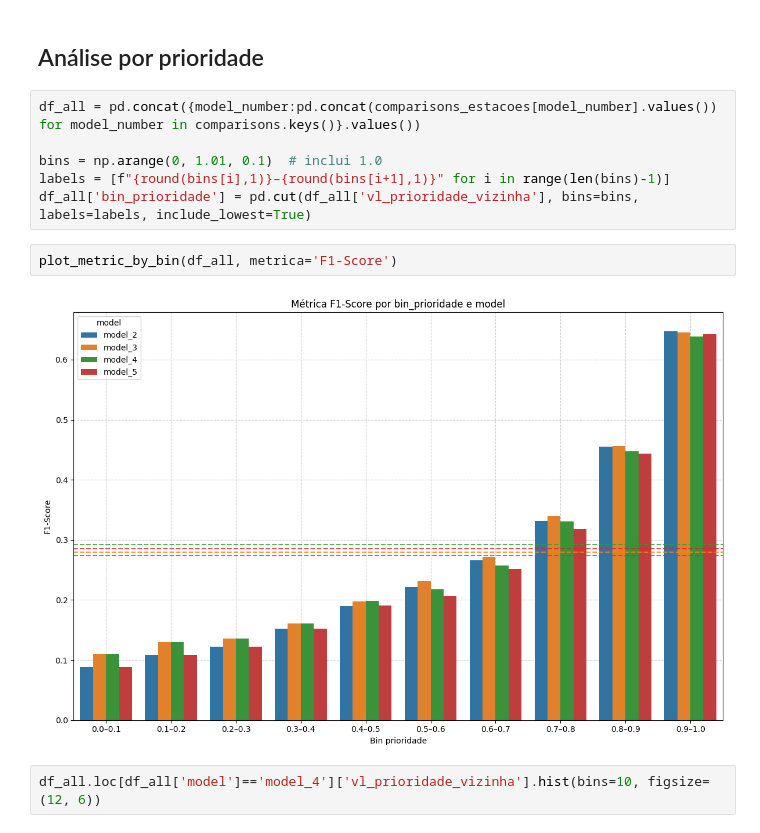
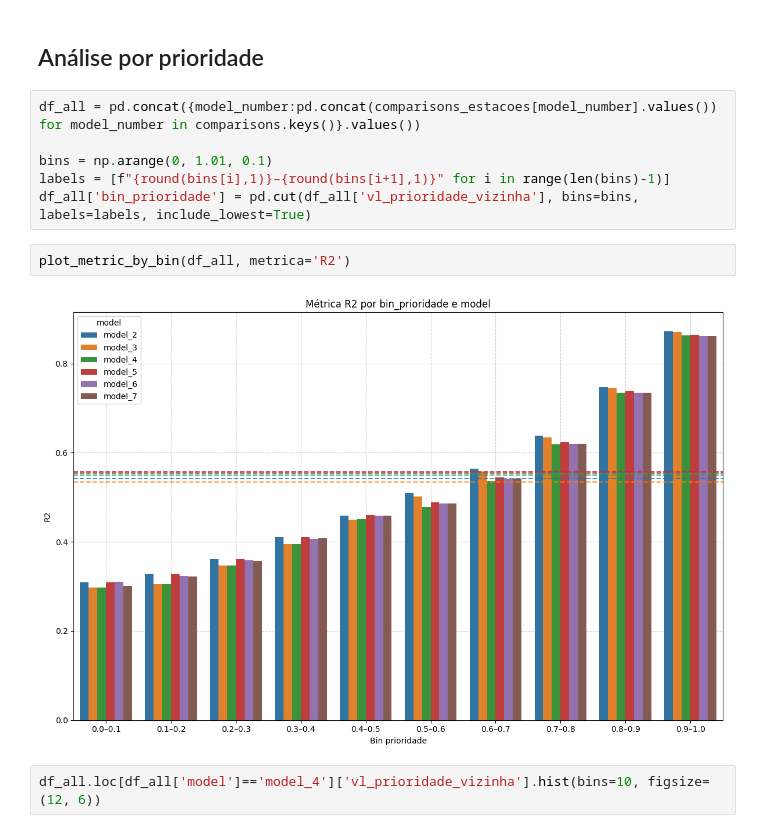
Before and after one commit to mateus-santos-rocha/doutorado, a Jupyter notebook: 3.modelling.ipynb, the cells around one changed output. Saved outputs shown, nothing was run; the diff lists cells and outputs as text.

```diff
--- a/3.modelling.ipynb
+++ b/3.modelling.ipynb
@@ -520,13 +556,13 @@ plot_metrica_heatmap(df_metricas, 'R2',model_number=4,figsize=(16,12),markersize
 # %%
 df_all = pd.concat({model_number:pd.concat(comparisons_estacoes[model_number].values()) for model_number in comparisons.keys()}.values())
 
-bins = np.arange(0, 1.01, 0.1)  # inclui 1.0
+bins = np.arange(0, 1.01, 0.1)
 labels = [f"{round(bins[i],1)}–{round(bins[i+1],1)}" for i in range(len(bins)-1)]
 df_all['bin_prioridade'] = pd.cut(df_all['vl_prioridade_vizinha'], bins=bins, labels=labels, include_lowest=True)
 # %%
-plot_metric_by_bin(df_all, metrica='F1-Score')
+plot_metric_by_bin(df_all, metrica='R2')
 # %% [output]
-[figure, old version]
+[figure, new version]
 # %%
 df_all.loc[df_all['model']=='model_4']['vl_prioridade_vizinha'].hist(bins=10, figsize=(12, 6))
 # %% [output]
```
Also changed, not shown: parts of 10 cells of this notebook, 2 other files.
